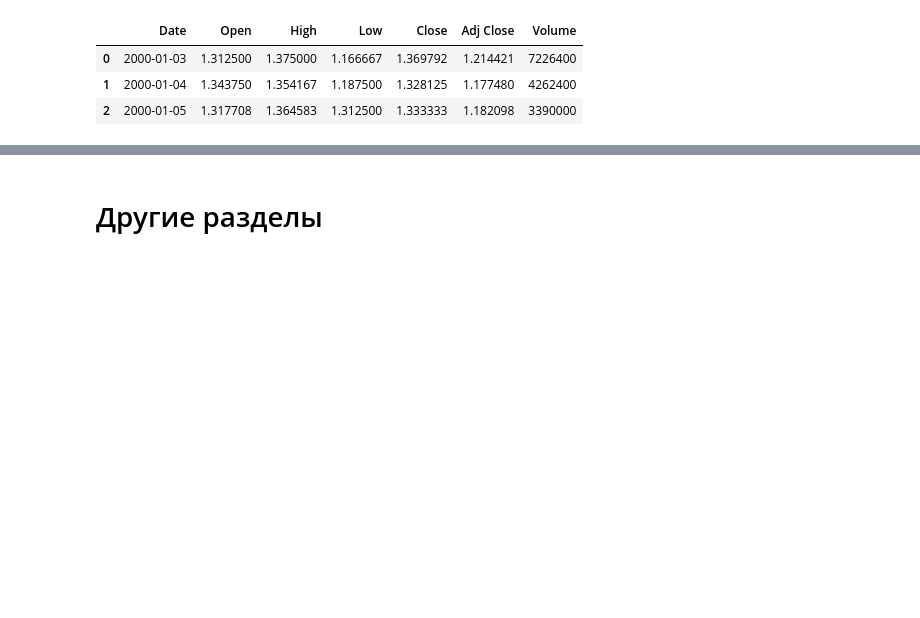
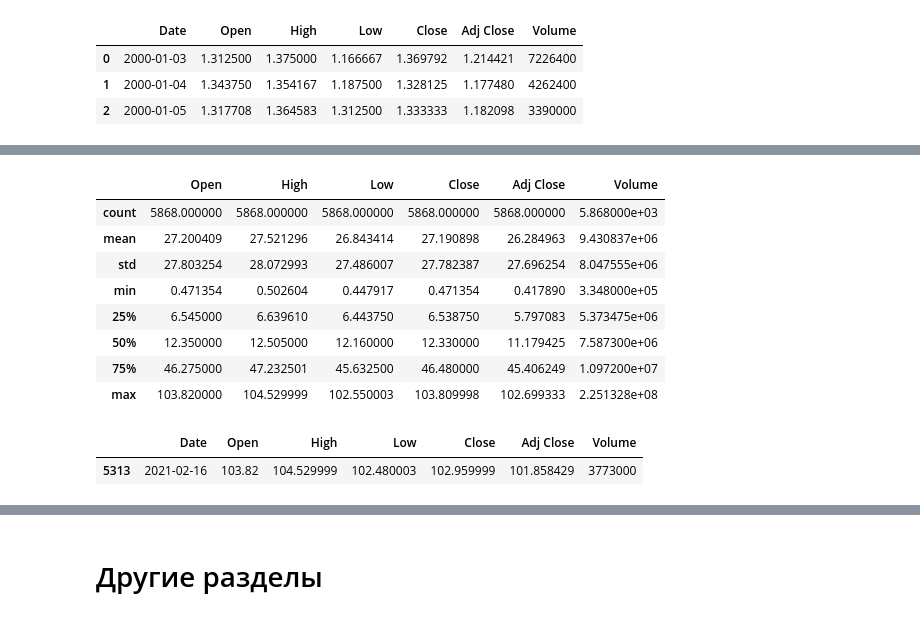
Before and after one commit to aelante/itmo_ml_course, a Jupyter notebook: ML_course_Latypova_task01.ipynb, the cells around one changed output, grey strips where cells are left out. Cells and saved outputs as stored; diff of their text form; code cells hidden in the pictures; blank space fills up the shorter version.

```diff
--- a/ML_course_Latypova_task01.ipynb
+++ b/ML_course_Latypova_task01.ipynb
@@ -7,5 +45,5 @@ import pandas as pd
 # %%
-path = 'Activision Blizzard share price 2000-2003.csv'
+path = 'AB_share_price_2000-2003.csv'
 data_games = pd.read_csv(path)
 data_games.info()
 # %% [output]
@@ -34,0 +90,18 @@ data_games.head(3)
+# %%
+num_cols = data_games.select_dtypes(exclude='object')
+num_cols.describe()
+# %% [output]
+|  | Open | High | Low | Close | Adj Close | Volume |
+| count | 5868.000000 | 5868.000000 | 5868.000000 | 5868.000000 | 5868.000000 | 5.868000e+03 |
+| mean | 27.200409 | 27.521296 | 26.843414 | 27.190898 | 26.284963 | 9.430837e+06 |
+| std | 27.803254 | 28.072993 | 27.486007 | 27.782387 | 27.696254 | 8.047555e+06 |
+| min | 0.471354 | 0.502604 | 0.447917 | 0.471354 | 0.417890 | 3.348000e+05 |
+| 25% | 6.545000 | 6.639610 | 6.443750 | 6.538750 | 5.797083 | 5.373475e+06 |
+| 50% | 12.350000 | 12.505000 | 12.160000 | 12.330000 | 11.179425 | 7.587300e+06 |
+| 75% | 46.275000 | 47.232501 | 45.632500 | 46.480000 | 45.406249 | 1.097200e+07 |
+| max | 103.820000 | 104.529999 | 102.550003 | 103.809998 | 102.699333 | 2.251328e+08 |
+# %%
+data_games[data_games['Open'] == data_games['Open'].max()]
+# %% [output]
+|  | Date | Open | High | Low | Close | Adj Close | Volume |
+| 5313 | 2021-02-16 | 103.82 | 104.529999 | 102.480003 | 102.959999 | 101.858429 | 3773000 |
```
Also changed, not shown: parts of 8 cells of this notebook.
